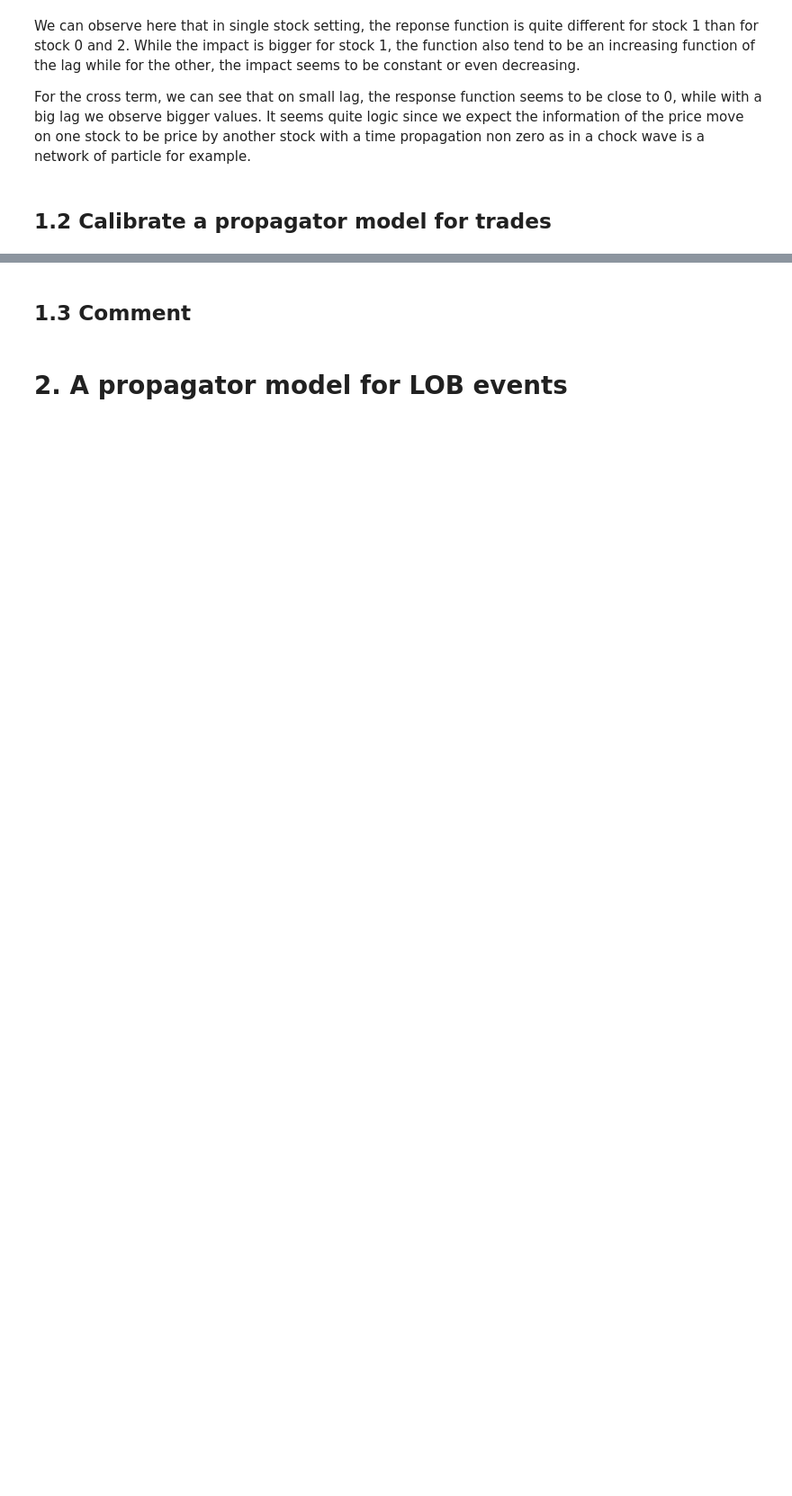
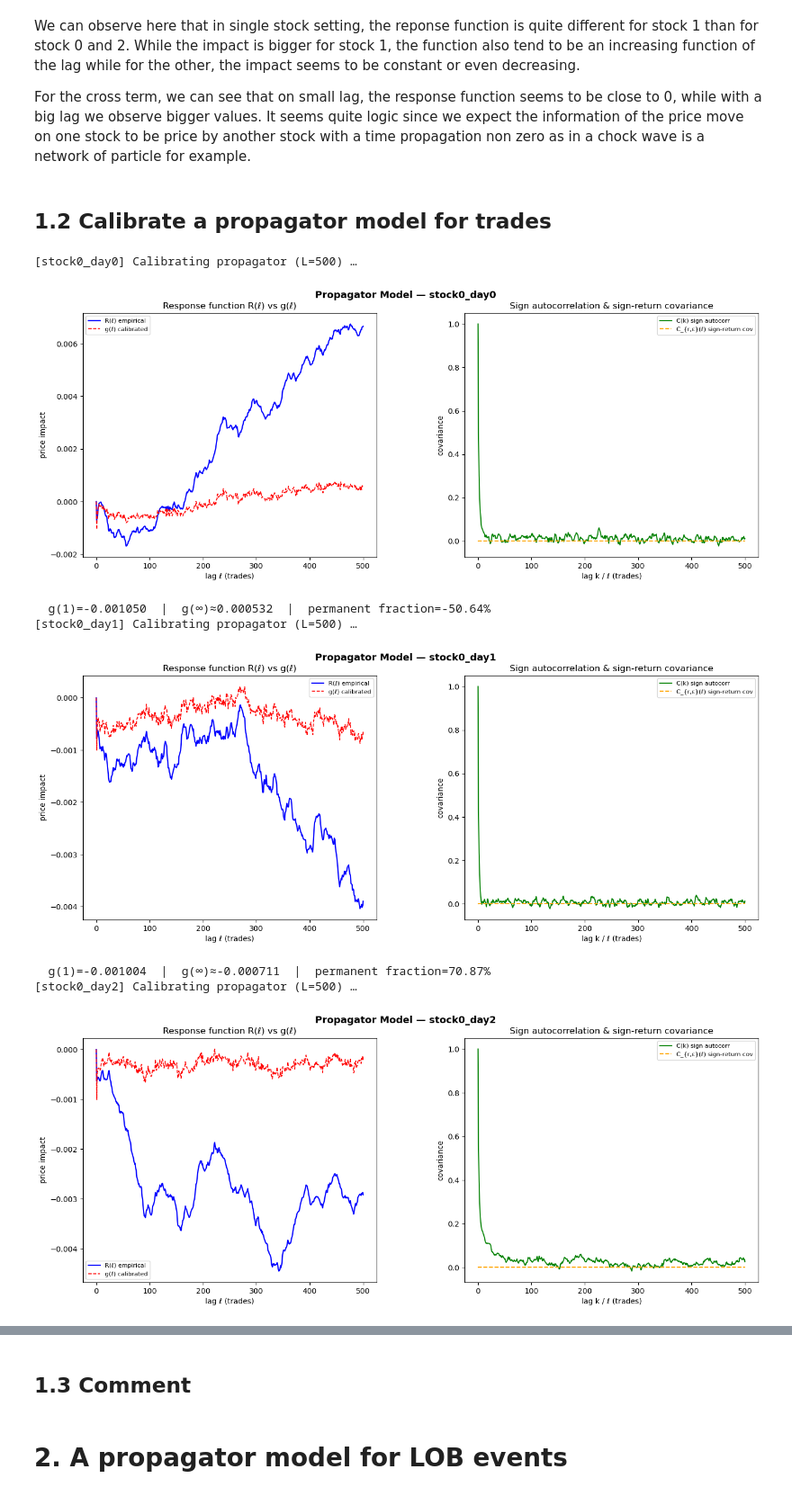
Before and after one commit to Guillaume-melis/HFT_Labs, a Jupyter notebook: DHF_LAB5_MELIS_ROUSSEAU_BORO.ipynb, the cells around one changed output, grey strips where cells are left out. Shown at 90% size. Saved outputs shown, nothing was run; the diff lists cells and outputs as text; code cells hidden in the pictures; blank space fills up the shorter version.

```diff
--- a/DHF_LAB5_MELIS_ROUSSEAU_BORO.ipynb
+++ b/DHF_LAB5_MELIS_ROUSSEAU_BORO.ipynb
@@ -250,3 +255,9 @@ We can observe here that in single stock setting, the reponse function is quite
 For the cross term, we can see that on small lag, the response function seems to be close to 0, while with a big lag we observe bigger values. It seems quite logic since we expect the information of the price move on one stock to be price by another stock with a time propagation non zero as in a chock wave is a network of particle for example.
 # %% [markdown]
 ## 1.2 Calibrate a propagator model for trades
+# %%
+processed = {}
+
+for name, df in datasets.items():
+    trades = preprocess(df)
+    processed[name] = trades
@@ -252,0 +296,10 @@ For the cross term, we can see that on small lag, the response function seems to
+# %%
+def compute_response_function(epsilon: np.ndarray, mid: np.ndarray, L: int) -> np.ndarray:
+    N = len(epsilon)
+    R = np.empty(L + 1)
+    for ell in range(L + 1):
+        if ell < N:
+            R[ell] = np.mean((mid[ell:N] - mid[:N - ell]) * epsilon[:N - ell])
+        else:
+            R[ell] = 0.0
+    return R
@@ -252,0 +359,38 @@ For the cross term, we can see that on small lag, the response function seems to
+# %%
+def fit_and_plot_all(processed: dict, L: int = 500,
+                     mid_col: str = "midpoint",
+                     sign_col: str = "trade_sign"):
+
+    all_results = {}
+    for name, trades in processed.items():
+        print(f"[{name}] Calibrating propagator (L={L}) …")
+        res = fit_propagator(trades, L=L, mid_col=mid_col, sign_col=sign_col)
+        all_results[name] = res
+
+        plot_propagator_results(res, name=name)
+        plt.show()
+        plt.close("all")
+
+        g_inf = res["g"][-1]
+        g_1   = res["g"][1]
+        if g_1 != 0:
+            print(f"  g(1)={g_1:.6f}  |  g(∞)≈{g_inf:.6f}  |  "
+                  f"permanent fraction={g_inf/g_1:.2%}")
+
+    return all_results
+# %%
+results = fit_and_plot_all(
+    processed,
+    L        = 500,
+    mid_col  = "midpoint",
+    sign_col = "trade_sign",
+)
+# %% [output]
+[stock0_day0] Calibrating propagator (L=500) …
+[figure, added]
+  g(1)=-0.001050  |  g(∞)≈0.000532  |  permanent fraction=-50.64%
+[stock0_day1] Calibrating propagator (L=500) …
+[figure, added]
+  g(1)=-0.001004  |  g(∞)≈-0.000711  |  permanent fraction=70.87%
+[stock0_day2] Calibrating propagator (L=500) …
+[figure, added]
```
Also changed, not shown: parts of 7 cells of this notebook.
